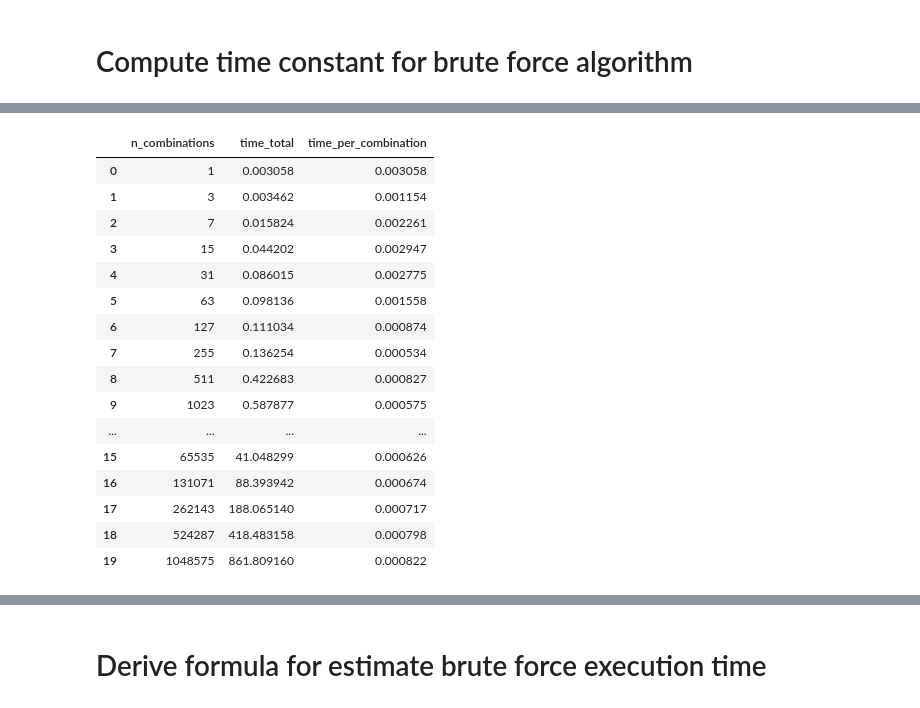
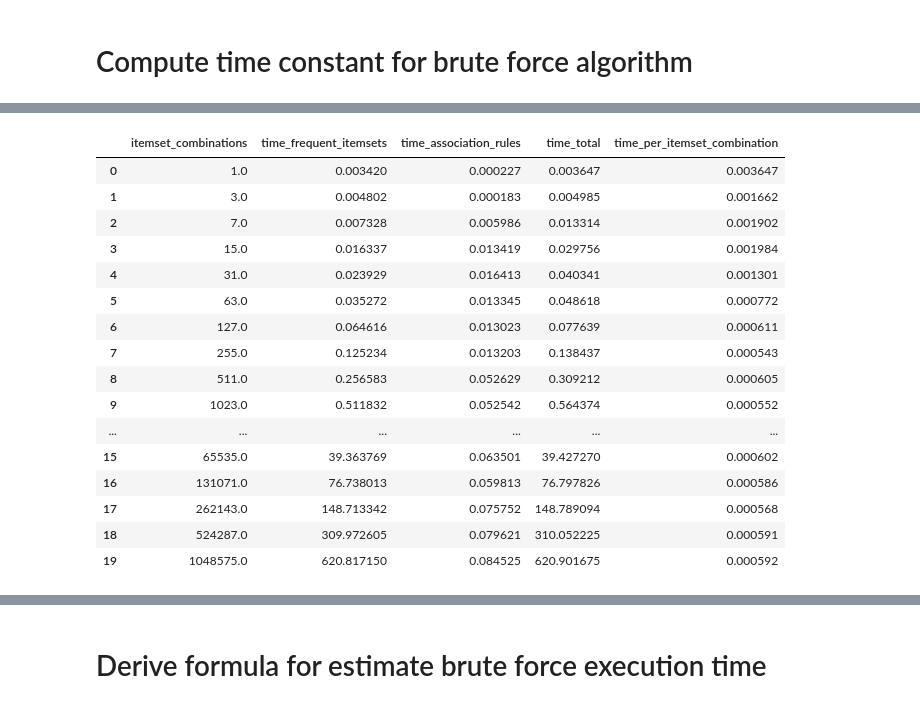
Before and after one commit to unused1/IN6227_Assignment2, a Jupyter notebook: main.ipynb, the cells around one changed output, grey strips where cells are left out. Saved outputs shown, nothing was run; the diff lists cells and outputs as text; code cells hidden in the pictures.

```diff
--- a/main.ipynb
+++ b/main.ipynb
@@ -523,6 +523,7 @@ This high level verification provides a confidence of the correct implementation
 # %%
 # Create list of transactions count to use for each iteration
 n_iterations = 8
+n_runs_per_iteration = 3
 n_transactions_list = [10, 10, 10, 10, 10, 10, 10, 10, 10, 10]
 n_items_list = [4, 5, 6, 7, 8, 9, 10, 11, 12, 13]
 min_support = 0.01
@@ -530,7 +531,9 @@ min_confidence = 0.01
 
 # Initialize result variable to store time to execute frequent itemsets, association rules, and total time between apriori and brute force
 result_apriori = []
+result_apriori_runs = []
 result_brute_force = []
+result_brute_force_runs = []
 # %% [markdown]
 ## Run and collect timing metrics for Apriori with increasing transactions/ items (based on configured values above) over iterations
 # %%
@@ -567,10 +578,17 @@ Time to execute apriori algorithm: 0.005482912063598633
 for i in range(n_iterations):
     n_transactions = n_transactions_list[i]
     n_items = n_items_list[i]
+    temp_result_brute_force = []
     print('Transactions:', n_transactions, 'Items:', n_items)
     # Execute brute force algorithm
-    frequent_itemsets, rules, time_frequent_itemsets, time_association_rules, _ = assocation_rules_brute_force(data_transactions_encoded.iloc[:n_transactions, 2:n_items+2],
-        min_support=min_support, min_confidence=min_confidence)
-    result_brute_force.append([time_frequent_itemsets, time_association_rules, time_frequent_itemsets + time_association_rules])
+    for j in range(n_runs_per_iteration):
+        print('Run:', j)
+        frequent_itemsets, rules, time_frequent_itemsets, time_association_rules, _ = assocation_rules_brute_force(data_transactions_encoded.iloc[:n_transactions, 2:n_items+2],
+            min_support=min_support, min_confidence=min_confidence)
+        temp_result_brute_force.append([time_frequent_itemsets, time_association_rules, time_frequent_itemsets + time_association_rules])
+
+    # Compute average time to execute frequent itemsets, association rules, and total time
+    result_brute_force_runs.append(temp_result_brute_force)
+    result_brute_force.append(np.mean(temp_result_brute_force, axis=0))
 # %% [output]
 Transactions: 10 Items: 4
@@ -666,11 +702,21 @@ results_table
 # %%
 # Compute and record the possible combinations and execution time, to derive the relationship between the number of possible combinations and execution time
 result_brute_force_all = []
+result_brute_force_all_runs = []
 n_iterations_all = 20
+n_runs_per_iteration = 3
 
 # Iterate through each combination of transactions and items
 for i in range(n_iterations_all):
+    print("Iteration: ", i)
+    temp_result_brute_force_all = []
     # Execute brute force algorithm
-    frequent_itemsets, rules, time_frequent_itemsets, time_association_rules, all_itemsets = assocation_rules_brute_force(data_transactions_encoded.iloc[:10, 2:(i+1)+2])
-    result_brute_force_all.append([len(all_itemsets), time_frequent_itemsets + time_association_rules, (time_frequent_itemsets + time_association_rules)/ len(all_itemsets)])
+    for j in range(n_runs_per_iteration):
+        print('Run:', j)
+        frequent_itemsets, rules, time_frequent_itemsets, time_association_rules, all_itemsets = assocation_rules_brute_force(data_transactions_encoded.iloc[:10, 2:(i+1)+2])
+        temp_result_brute_force_all.append([len(all_itemsets), time_frequent_itemsets, time_association_rules, time_frequent_itemsets + time_association_rules])
+
+    # Compute average time to execute frequent itemsets, association rules, and total time
+    result_brute_force_all_runs.append(temp_result_brute_force_all)
+    result_brute_force_all.append(np.mean(temp_result_brute_force_all, axis=0))
 # %% [output]
@@ -697,27 +740,30 @@ Time to execute frequent itemsets and association rules: 861.809160232544
 # %%
 # Convert result to dataframe
-result_brute_force_all = pd.DataFrame(result_brute_force_all, columns=['n_combinations', 'time_total', 'time_per_combination'])
+result_brute_force_all = pd.DataFrame(result_brute_force_all, columns=['itemset_combinations', 'time_frequent_itemsets', 'time_association_rules', 'time_total'])
+# Compute the execution time per itemset combination
+result_brute_force_all['time_per_itemset_combination'] = result_brute_force_all['time_total'] / result_brute_force_all['itemset_combinations']
+
 # Save result
 result_brute_force_all.to_csv(os.path.join(G_RESULTS_DIR, 'result_brute_force_all.csv'), index=False)
 # Display result
 result_brute_force_all
 # %% [output]
-|  | n_combinations | time_total | time_per_combination |
-| 0 | 1 | 0.003058 | 0.003058 |
-| 1 | 3 | 0.003462 | 0.001154 |
-| 2 | 7 | 0.015824 | 0.002261 |
-| 3 | 15 | 0.044202 | 0.002947 |
-| 4 | 31 | 0.086015 | 0.002775 |
-| 5 | 63 | 0.098136 | 0.001558 |
-| 6 | 127 | 0.111034 | 0.000874 |
-| 7 | 255 | 0.136254 | 0.000534 |
-| 8 | 511 | 0.422683 | 0.000827 |
-| 9 | 1023 | 0.587877 | 0.000575 |
-| ... | ... | ... | ... |
-| 15 | 65535 | 41.048299 | 0.000626 |
-| 16 | 131071 | 88.393942 | 0.000674 |
-| 17 | 262143 | 188.065140 | 0.000717 |
-| 18 | 524287 | 418.483158 | 0.000798 |
-| 19 | 1048575 | 861.809160 | 0.000822 |
+|  | itemset_combinations | time_frequent_itemsets | time_association_rules | time_total | time_per_itemset_combination |
+| 0 | 1.0 | 0.003420 | 0.000227 | 0.003647 | 0.003647 |
+| 1 | 3.0 | 0.004802 | 0.000183 | 0.004985 | 0.001662 |
+| 2 | 7.0 | 0.007328 | 0.005986 | 0.013314 | 0.001902 |
+| 3 | 15.0 | 0.016337 | 0.013419 | 0.029756 | 0.001984 |
+| 4 | 31.0 | 0.023929 | 0.016413 | 0.040341 | 0.001301 |
+| 5 | 63.0 | 0.035272 | 0.013345 | 0.048618 | 0.000772 |
+| 6 | 127.0 | 0.064616 | 0.013023 | 0.077639 | 0.000611 |
+| 7 | 255.0 | 0.125234 | 0.013203 | 0.138437 | 0.000543 |
+| 8 | 511.0 | 0.256583 | 0.052629 | 0.309212 | 0.000605 |
+| 9 | 1023.0 | 0.511832 | 0.052542 | 0.564374 | 0.000552 |
+| ... | ... | ... | ... | ... | ... |
+| 15 | 65535.0 | 39.363769 | 0.063501 | 39.427270 | 0.000602 |
+| 16 | 131071.0 | 76.738013 | 0.059813 | 76.797826 | 0.000586 |
+| 17 | 262143.0 | 148.713342 | 0.075752 | 148.789094 | 0.000568 |
+| 18 | 524287.0 | 309.972605 | 0.079621 | 310.052225 | 0.000591 |
+| 19 | 1048575.0 | 620.817150 | 0.084525 | 620.901675 | 0.000592 |
 # %%
 # Statistics of the time per combination
```
Also changed, not shown: parts of 17 cells of this notebook, 5 other files.
